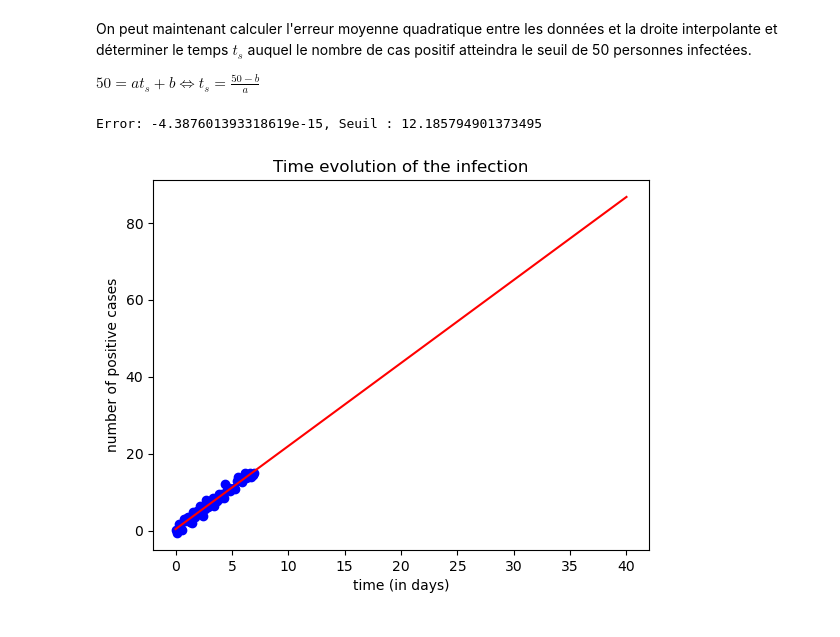
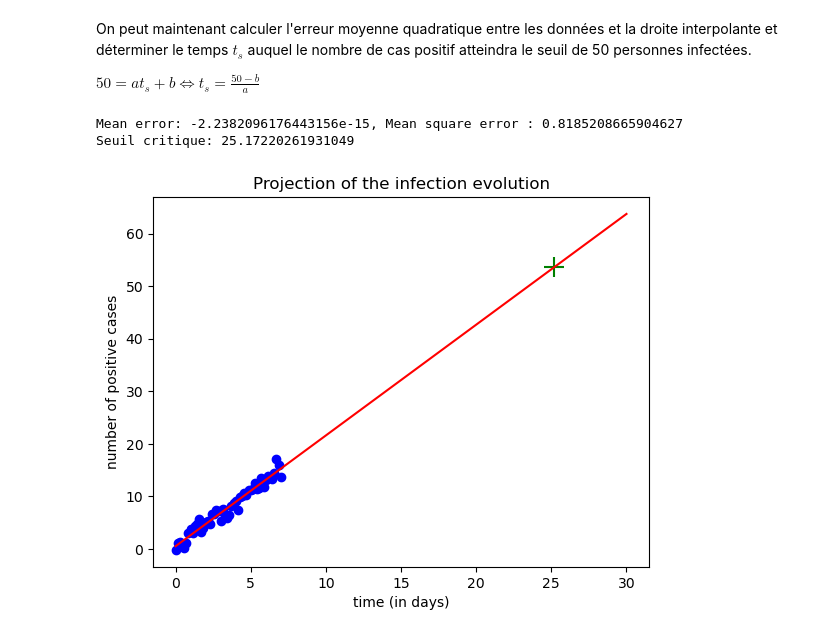
Before and after one commit to rcremese/ML-notebooks, a Jupyter notebook: 01-linear_regression.ipynb, the cells around one changed output. Saved outputs shown, nothing was run; the diff lists cells and outputs as text; code cells hidden in the pictures.

```diff
--- a/01-linear_regression.ipynb
+++ b/01-linear_regression.ipynb
@@ -11,3 +12,24 @@ from numpy.polynomial import Polynomial
+# %%
+STD = 1
+NB_SAMPLES = 50
+
+f = lambda x: 2 * x + 1
+g = lambda x: 0.2*(-x**2 + 24*x)
+h = lambda x: 0.1 * np.exp(x)
+
+def generate_propagation(function, tmax=7, noise_std=STD, nb_samples=NB_SAMPLES):
+    time = np.linspace(0, tmax, nb_samples)
+    history = function(time)
+    noise = np.random.normal(0, noise_std, nb_samples)
+    return time, history + noise
+
+def plot_propagation_evolutions(time, history, interp_poly : np.polynomial.Polynomial = None):
+    fig, ax = plt.subplots()
+    ax.set(xlabel='time (in days)', ylabel='number of positive cases', title='Time evolution of the infection')
+    ax.plot(time, history, 'ob')
+    if interp_poly is not None:
+        ax.plot(time, interp_poly(time), '-r')
+    return fig, ax
 # %% [markdown]
 ## Introduction
 Epidémiologiste de renom sur la côte Ouest des Etats-Unis, vous comptez bien vous changer les idées après les 6 derniers mois de travail intenses que vous venez de passer à modéliser la propagation d'un champignon tropical s'attaquant aux fourmis arboricoles le `Cordyceps`. Vous avez en effet réussi à mettre au point un modèle mathématique qui permet de prédire le nombre de personnes infectées par la maladie en fonction du temps. Vous avez également réussi à estimer les paramètres de votre modèle à partir des données de contamination des colonies de fourmis. Vous êtes donc prêt à présenter vos résultats à la communauté scientifique lors de la prochaine conférence internationale sur les maladies infectieuses.
@@ -45,5 +72,6 @@ Où $\bar{x}$ et $\bar{y}$ sont les moyennes des empirique observations $(x_i, y
 # %%
-interp_poly = Polynomial.fit(x_obs, y_obs, 1, domain=[0, 7])
+interp_poly = Polynomial.fit(x_obs, y_obs, 1, window=[0, 7])
 print(f"Coefficients du polynôme : {interp_poly}")
-plot_propagation_evolutions(x_obs, y_obs, interp_poly)
+fig, _ = plot_propagation_evolutions(x_obs, y_obs, interp_poly)
+fig.show()
 # %% [output]
@@ -55,17 +83,19 @@ On peut maintenant calculer l'erreur moyenne quadratique entre les données et l
 $50 = at_s + b \iff t_s = \frac{50 - b}{a}$
 # %%
 error = np.mean(interp_poly(x_obs) - y_obs)
-ts = (100 - interp_poly.coef[0])/ interp_poly.coef[1]
-print(f"Error: {error}, Seuil : {ts}")
+mse = np.mean((interp_poly(x_obs) - y_obs)**2)
+ts = (50 - interp_poly.coef[0])/ interp_poly.coef[1]
+print(f"Mean error: {error}, Mean square error : {mse}")
+print(f"Seuil critique: {ts}")
 # %% [output]
-Error: -4.387601393318619e-15, Seuil : 12.185794901373495
+Mean error: -2.2382096176443156e-15, Mean square error : 0.8185208665904627
+Seuil critique: 25.17220261931049
 # %%
-time = np.linspace(0, 40, 100)
-fig, ax = plt.subplots()
-ax.plot(x_obs, y_obs, 'ob')
+time = np.linspace(0, 30, 2)
+fig, ax = plot_propagation_evolutions(x_obs, y_obs)
 ax.plot(time, interp_poly(time), '-r')
-ax.axvspan(0, )
-ax.set(xlabel='time (in days)', ylabel='number of positive cases', title='Projection of the infection evolution')
+ax.scatter(ts, interp_poly(ts), c='g', marker='+', s=200)
+ax.set(title='Projection of the infection evolution')
 fig.show()
 # %% [output]
-[figure, old version]
+[figure, new version]
```
Also changed, not shown: parts of 15 cells of this notebook, 1 other file.
